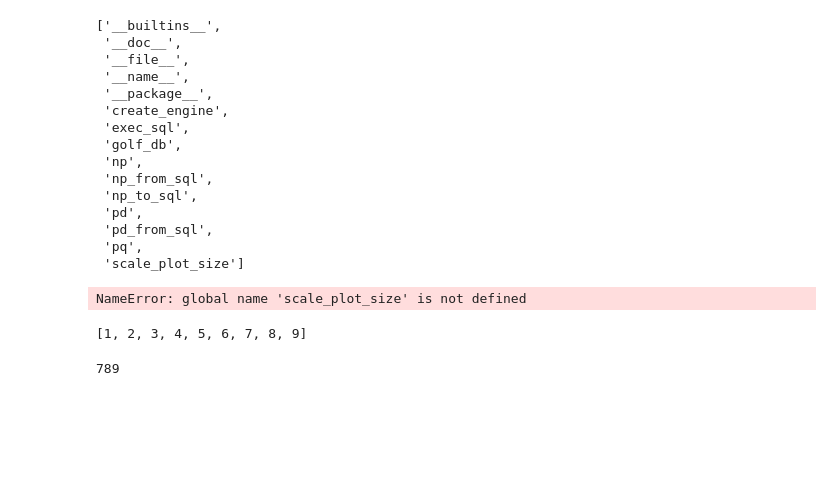
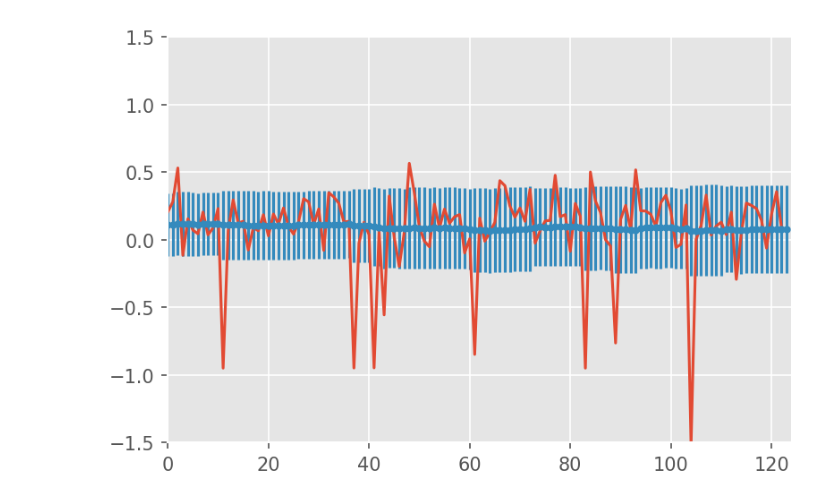
Before and after one commit to jamiebernardin/bayesian_golf, a Jupyter notebook: golf-2.0-strokes.ipynb, the cells around one changed output. Drawn from its saved outputs; the diff is of its cells as text; code cells hidden in the pictures; blank space fills up the shorter version.

```diff
--- a/golf-2.0-strokes.ipynb
+++ b/golf-2.0-strokes.ipynb
@@ -15,37 +16,20 @@ pd.set_option('max_columns', 50)
-# %%
-dir (util
-    )
-# %% [output]
-['__builtins__',
- '__doc__',
- '__file__',
- '__name__',
- '__package__',
- 'create_engine',
- 'exec_sql',
- 'golf_db',
- 'np',
- 'np_from_sql',
- 'np_to_sql',
- 'pd',
- 'pd_from_sql',
- 'pq',
- 'scale_plot_size']
+# %%
+plot_series(['30925', '2016-5-4', '2016-6-30', 'Off the Tee'])
+# %% [output]
+[figure, added]
 # %%
 categories = ['Off the Tee', 'Approach to the Green', 'Around the Green', 'Putting']
-def plot_series(category):
+def plot_series(params):
     sqlTxt = '''
-    select date, strokes_gained_baseline
+    select strokes_gained_baseline
       from strokes
-     where player_id = 30925
-       and year = 2016
+     where player_id = %s
+       and date > %s
+       and date < %s
        and strokes_gained_category LIKE %s
-       order by date;
+       order by date, time;
     '''
-    df = util.pd_from_sql(sqlTxt, [category])
-    df.set_index(['date'])
-    sg = df[(df['date'] > '2016-5-4') & (df['date'] <= '2016-6-30')]['strokes_gained_baseline']
-    # lag_plot(sg)
+    sg = util.pd_from_sql(sqlTxt, params)
     window = 100
     rolling = sg.rolling(window).mean().as_matrix()[window:]
     std_roll = sg.rolling(window).std().as_matrix()[window:]
@@ -53,32 +37,3 @@ def plot_series(category):
     plt.plot(range(0, len(sg)), sg)
     foo = plt.errorbar(range(0, len(rolling)), rolling, std_roll, linestyle=None, marker=".")
     plt.axis([0, len (sg), -1.5, 1.5])
-plot_series(categories[3])
-# %% [output]
-NameError: global name 'scale_plot_size' is not defined
-# %%
-foo = range(0, 10)
-foo[1:]
-# %% [output]
-[1, 2, 3, 4, 5, 6, 7, 8, 9]
-# %%
-code = """
-data {
-  int N;
-  int y[N];
-}
-model {
-
-}
-
-"""
-data = {
-    'N': len(sg),
-    'y': sg.tolist()
-}
-
-fit = pystan.stan(model_code=code, data=data, iter=1000, chains=4)
-means = fit.get_posterior_mean()
-print fit
-# %% [output]
-789
```
Also changed, not shown: parts of 4 cells of this notebook, 6 other files.
